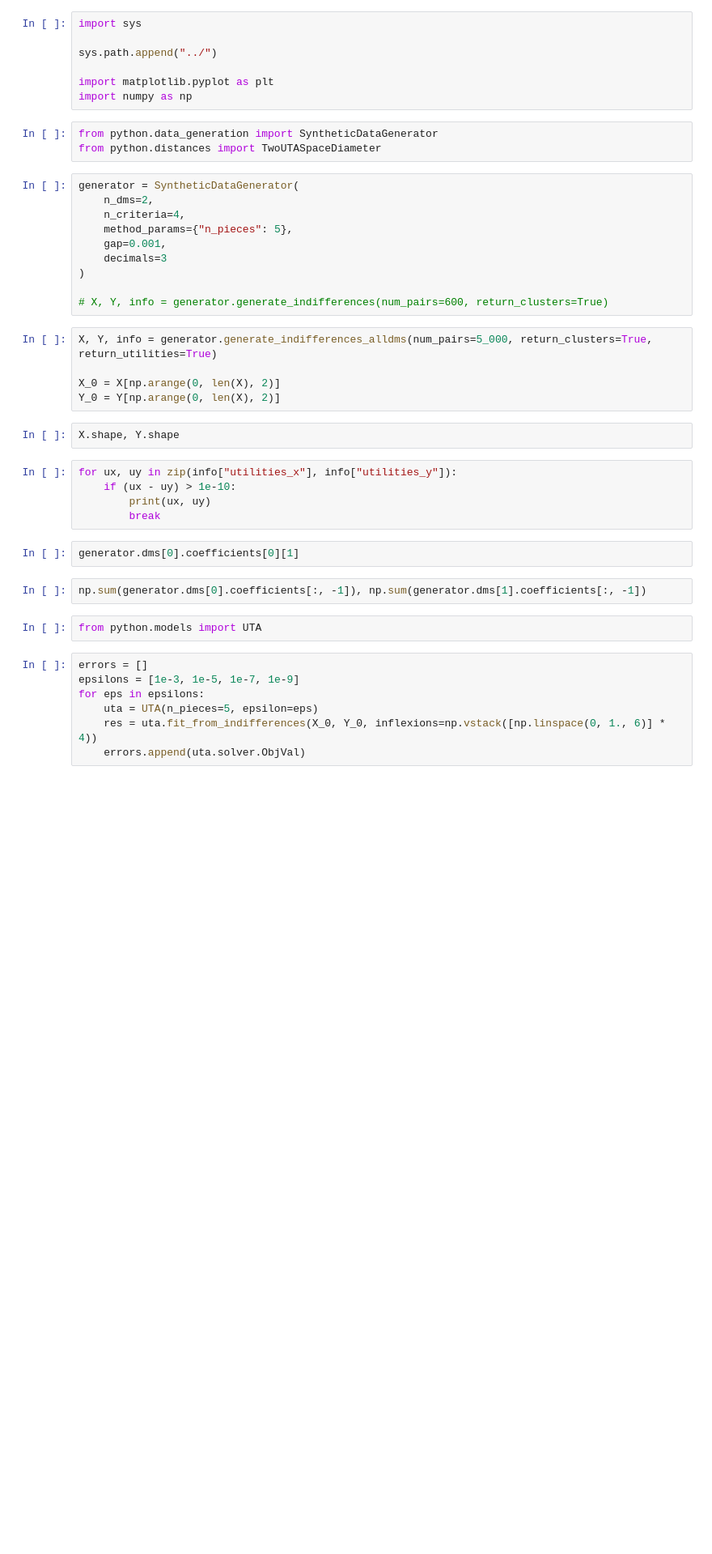
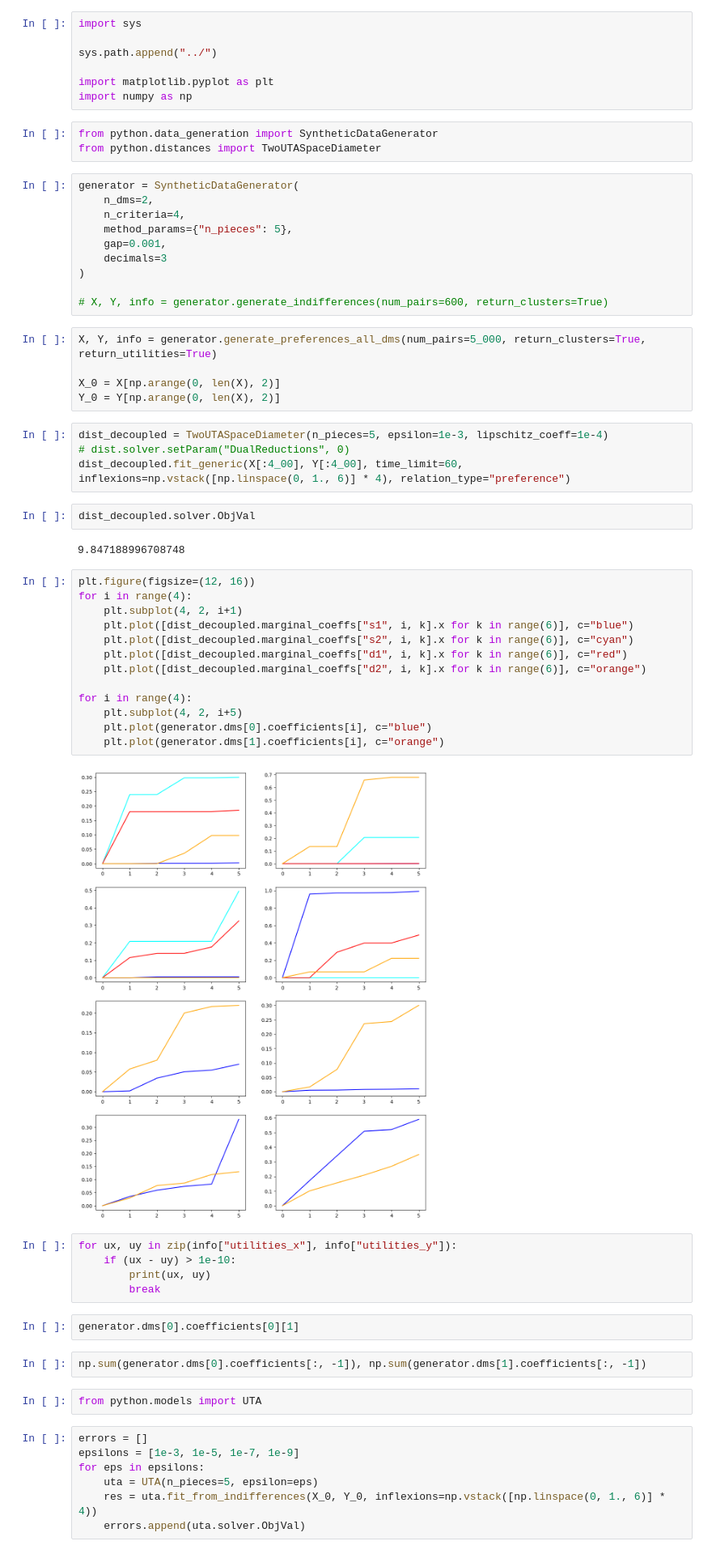
Before and after one commit to artefactory/eliciting-discrete-mixtures-of-UTAs, a Jupyter notebook: notebooks/synthetic_experiments.ipynb, the cells around one changed output. Shown: that part at 81% size. Drawn from its saved outputs; the diff is of its cells as text; blank space fills up the shorter version.

```diff
--- a/notebooks/synthetic_experiments.ipynb
+++ b/notebooks/synthetic_experiments.ipynb
@@ -19,12 +19,33 @@ generator = SyntheticDataGenerator(
 
 # X, Y, info = generator.generate_indifferences(num_pairs=600, return_clusters=True)
 # %%
-X, Y, info = generator.generate_indifferences_alldms(num_pairs=5_000, return_clusters=True, return_utilities=True)
+X, Y, info = generator.generate_preferences_all_dms(num_pairs=5_000, return_clusters=True, return_utilities=True)
 
 X_0 = X[np.arange(0, len(X), 2)]
 Y_0 = Y[np.arange(0, len(X), 2)]
 # %%
-X.shape, Y.shape
+dist_decoupled = TwoUTASpaceDiameter(n_pieces=5, epsilon=1e-3, lipschitz_coeff=1e-4)
+# dist.solver.setParam("DualReductions", 0)
+dist_decoupled.fit_generic(X[:4_00], Y[:4_00], time_limit=60, inflexions=np.vstack([np.linspace(0, 1., 6)] * 4), relation_type="preference")
+# %%
+dist_decoupled.solver.ObjVal
+# %% [output]
+9.847188996708748
+# %%
+plt.figure(figsize=(12, 16))
+for i in range(4):
+    plt.subplot(4, 2, i+1)
+    plt.plot([dist_decoupled.marginal_coeffs["s1", i, k].x for k in range(6)], c="blue")
+    plt.plot([dist_decoupled.marginal_coeffs["s2", i, k].x for k in range(6)], c="cyan")
+    plt.plot([dist_decoupled.marginal_coeffs["d1", i, k].x for k in range(6)], c="red")
+    plt.plot([dist_decoupled.marginal_coeffs["d2", i, k].x for k in range(6)], c="orange")
+
+for i in range(4):
+    plt.subplot(4, 2, i+5)
+    plt.plot(generator.dms[0].coefficients[i], c="blue")
+    plt.plot(generator.dms[1].coefficients[i], c="orange")
+# %% [output]
+[figure, added]
 # %%
 for ux, uy in zip(info["utilities_x"], info["utilities_y"]):
     if (ux - uy) > 1e-10:
```
Also changed, not shown: 3 other files.
